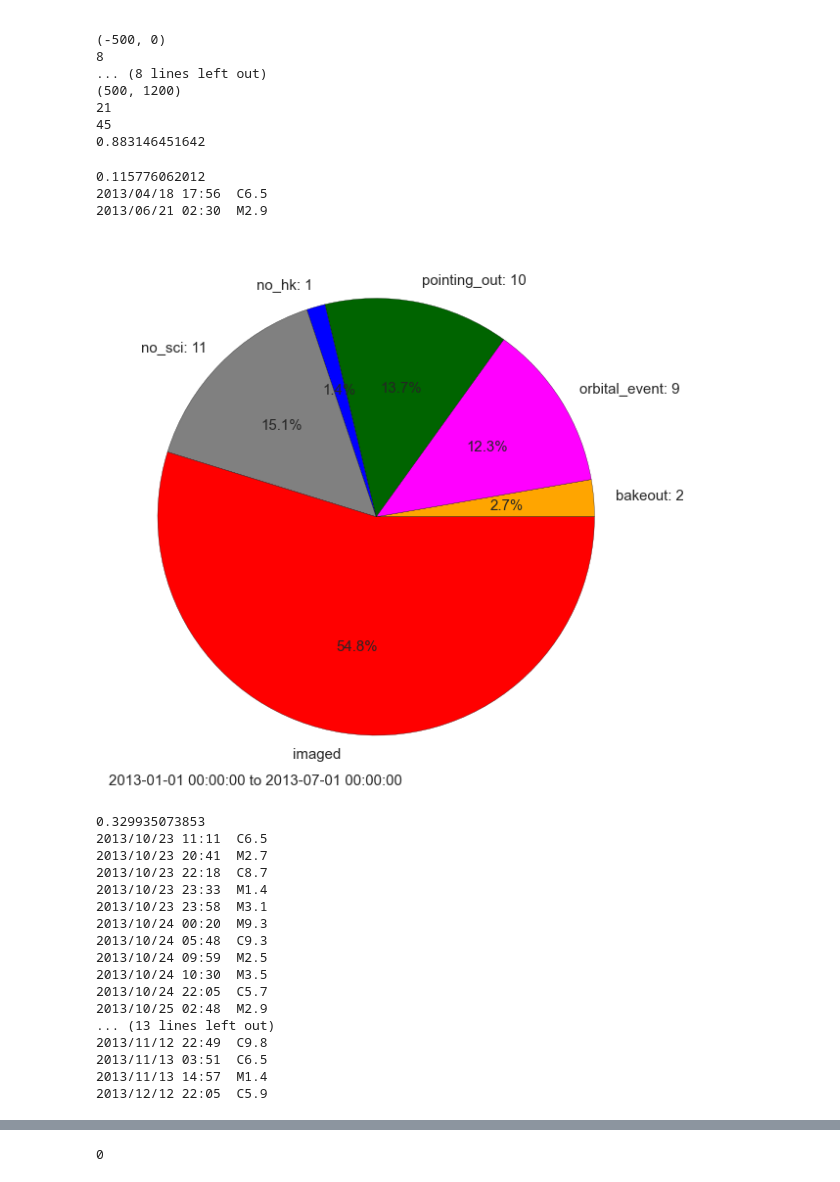
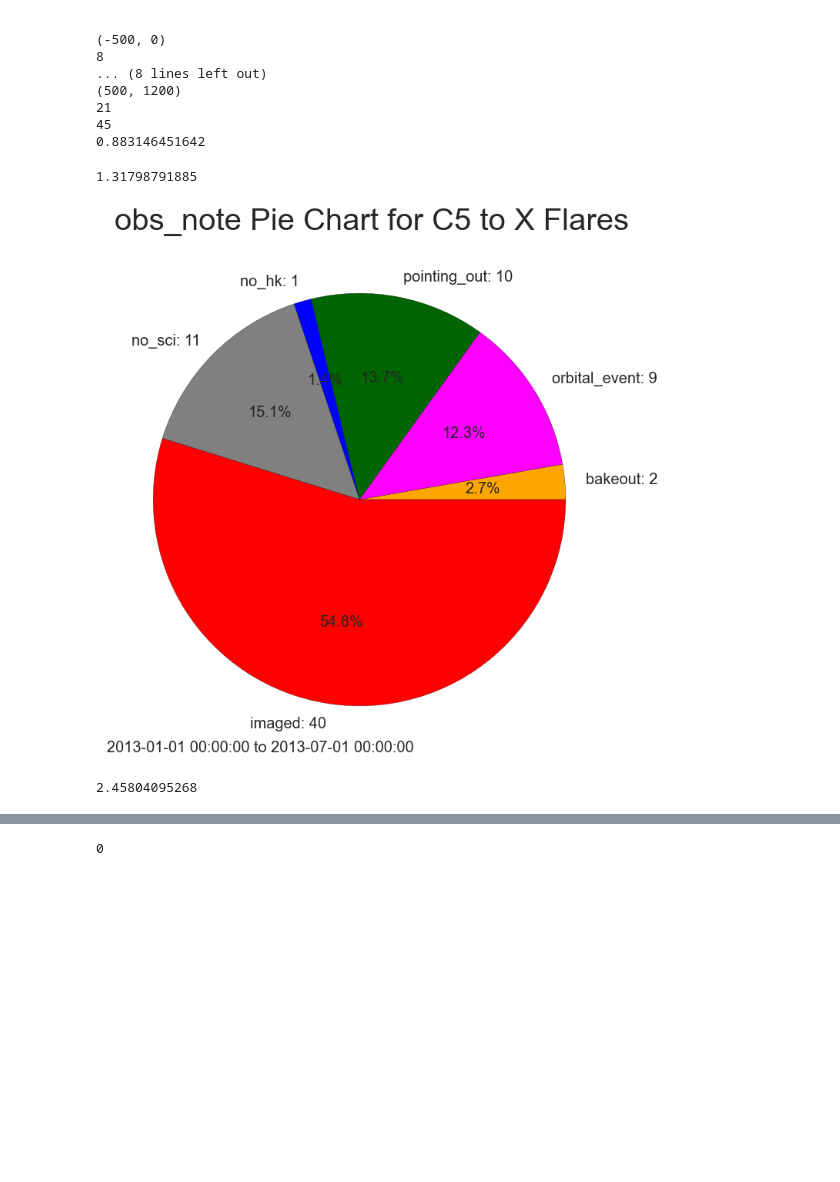
Before and after one commit to gwoelkicfa/xrt_metadata_project, a Jupyter notebook: xrt_flare_analysis.ipynb, the cells around one changed output, grey strips where cells are left out. Cells and saved outputs as stored; diff of their text form; code cells hidden in the pictures; blank space fills up the shorter version.

```diff
--- a/xrt_flare_analysis.ipynb
+++ b/xrt_flare_analysis.ipynb
@@ -73,7 +73,7 @@ def getXrtFlareCat(time1,time2):
 
     #An automatically generated csv is not yet available online
     #Reads csv file and stores data in a pandas dataframe
-    df = pd.read_csv('/home/gwoelki/XRT_flarecat.csv',error_bad_lines=False)
+    df = pd.read_csv('XRT_flarecat.csv',error_bad_lines=False)
     df.columns = ['id','flarecat','t_start','t_end','t_peak','loc','class','x','y','SOT','XRT','EIS','RHESSI','NORH',
                   'combos','movies','response','pre_flare','obs_note','region','HEK']
 
@@ -1886,9 +1692,0 @@ cpointings = [(945, -128, datetime.datetime(2014, 8, 3, 12, 14)), (380, -406, da
-# %%
-df = pd.DataFrame({'a': [1,2,3],'b':[4,5,6]})
-print df
-
-for i,row in df.iterrows():
-    if row['a'] == 2:
-        row['b'] = 11
-
-print df
@@ -2014,7 +1798,19 @@ for lower,upper in [(-1200,1200),(-1200,-500),(-500,0),(0,500),(500,1200)]:
 45
 0.883146451642
 # %%
-def genObsNotePie(t_i,t_f,flareType):
+def genObsNotePie(t_i,t_f,flareType=('All','B','Z'),imaged=True):
+    '''Create a pie chart showing the breakdown of obs_note reasons for the specified class range of flares
+    over the specified time period.
+
+    Arguments:
+    t_i -- Initial time boundary (datetime object)
+    t_f -- Final time boundary (datetime object)
+
+    Keyword Arguments:
+    flareType -- Tuple indicating class range of flares that are of interest, e.g. ('C5 to X','C5','Z')
+                 (default ('All','B','Z'))
+    imaged -- Boolean indicating whether to include a slice for successfully imaged flares (default True)'''
+
 
     data = getXrtFlareCat(t_i,t_f)[['class','obs_note','t_start','x','y']]
 
@@ -2052,62 +1848,43 @@ def genObsNotePie(t_i,t_f,flareType):
             reasons['no:no_sci'][0] += 1
         else:
             reasons[note][0] += 1
 
-    for i,flare in missed.iterrows():
-        if flare['obs_note'] == 'no:bakeout':
-            print flare['t_start'] + '  ' + flare['class']
-
     sizes = [e[0] for e in reasons.values() if e[0]]
     labels = [key[3:] + ': ' + str(e[0]) for key,e in zip(reasons.keys(),reasons.values()) if e[0]]
     colors = [e[1] for e in reasons.values() if e[0]]
 
-    labels.append('imaged')
-    sizes.append(len(data[(data['class'] > flareType[1]) & (data['class'] < flareType[2])]) - len(missed))
-    colors.append('red')
+    if imaged:
+        sizes.append(len(data[(data['class'] > flareType[1]) & (data['class'] < flareType[2])]) - len(missed))
+        labels.append('imaged: ' + str(sizes[-1]))
+        colors.append('red')
 
 
-    fig = plt.figure(figsize=(10,10))
+    fig = plt.figure(figsize=(12,12))
     ax = fig.add_subplot(111)
 
-    patches, texts, autotexts = ax.pie(sizes,labels=labels,colors=colors,autopct='%1.1f%%',textprops={'fontsize': 15})
+    patches, texts, autotexts = ax.pie(sizes,labels=labels,colors=colors,autopct='%1.1f%%',textprops={'fontsize': 20})
     for text in texts:
-        text.set_fontsize(15)
+        text.set_fontsize(20)
 
-    ax.text(.01,.01,t_i.strftime('%Y-%m-%d %H:%M:%S') + ' to ' + t_f.strftime('%Y-%m-%d %H:%M:%S'),size=15,
+    ax.text(.01,.01,t_i.strftime('%Y-%m-%d %H:%M:%S') + ' to ' + t_f.strftime('%Y-%m-%d %H:%M:%S'),size=20,
             transform=ax.transAxes)
+
+    fig.suptitle('obs_note Pie Chart for ' + flareType[0] + ' Flares',size=40,x=.53,y=.95)
 
     plt.show()
 
     return 0;
 
 t_f = datetime.datetime(2013,7,1)
 t_i = datetime.datetime(2013,1,1)
 
 genObsNotePie(t_i,t_f,('C5 to X','C5','X'))
 
 t_f = datetime.datetime(2014,1,1)
 t_i = datetime.datetime(2013,7,1)
 
 genObsNotePie(t_i,t_f,('C5 to X','C5','X'))
 # %% [output]
-0.115776062012
-2013/04/18 17:56  C6.5
-2013/06/21 02:30  M2.9
+1.31798791885
-[figure, old version]
+[figure, new version]
-0.329935073853
-2013/10/23 11:11  C6.5
-2013/10/23 20:41  M2.7
-2013/10/23 22:18  C8.7
-2013/10/23 23:33  M1.4
-2013/10/23 23:58  M3.1
-2013/10/24 00:20  M9.3
-2013/10/24 05:48  C9.3
-2013/10/24 09:59  M2.5
-2013/10/24 10:30  M3.5
-2013/10/24 22:05  C5.7
-2013/10/25 02:48  M2.9
-... (13 lines left out)
-2013/11/12 22:49  C9.8
-2013/11/13 03:51  C6.5
-2013/11/13 14:57  M1.4
-2013/12/12 22:05  C5.9
+2.45804095268
```
Also changed, not shown: parts of 10 cells of this notebook.
